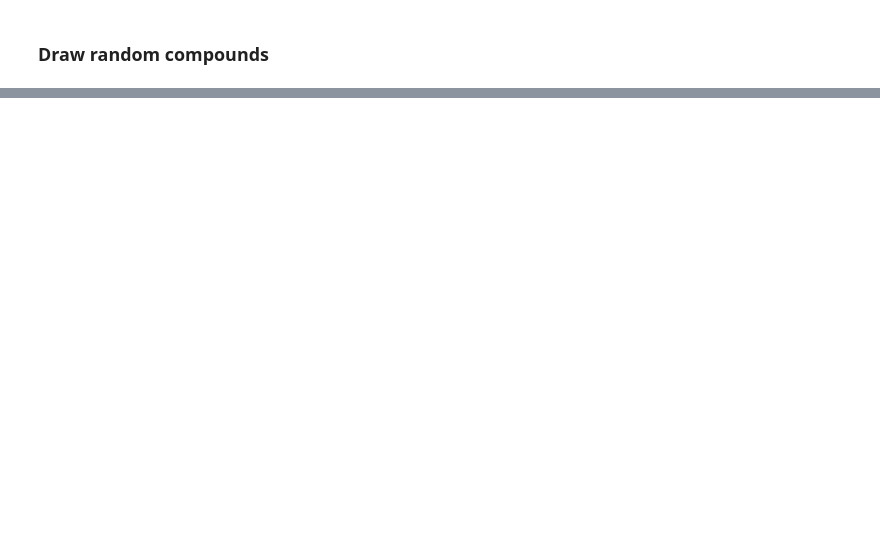
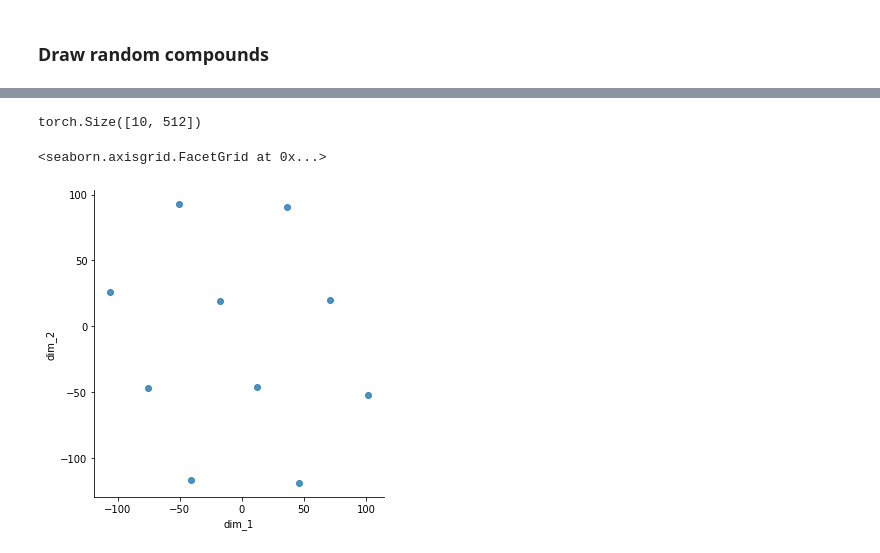
Before and after one commit to bbrighttaer/irelease, a Jupyter notebook: proj/notebooks/logp.ipynb, the cells around one changed output, grey strips where cells are left out. Cells and saved outputs as stored; diff of their text form; code cells hidden in the pictures; blank space fills up the shorter version.

```diff
--- a/proj/notebooks/logp.ipynb
+++ b/proj/notebooks/logp.ipynb
@@ -245,0 +255,10 @@ for i, mol in enumerate(mols_to_draw):
+# %%
+inp, valid_vec = nbu.smiles_to_tensor(ppo_valid_smiles)
+# %%
+enc_out = encoder([inp, valid_vec])
+# %%
+reward, logits = ppo_reward_net_rnn(enc_out, return_logits=True)
+# %%
+logits.shape
+# %% [output]
+torch.Size([10, 512])
@@ -245,0 +268,8 @@ for i, mol in enumerate(mols_to_draw):
+# %%
+tsne_rep = TSNE(n_components=2).fit_transform(logits.detach().cpu().numpy())
+data = pd.DataFrame({'dim_1':tsne_rep[:,0], 'dim_2':tsne_rep[:,1]})
+# %%
+sns.lmplot(x='dim_1', y='dim_2', data=data, fit_reg=False)
+# %% [output]
+<seaborn.axisgrid.FacetGrid at 0x...>
+[figure, added]
```
Also changed, not shown: parts of 17 cells of this notebook, 2 other files.
